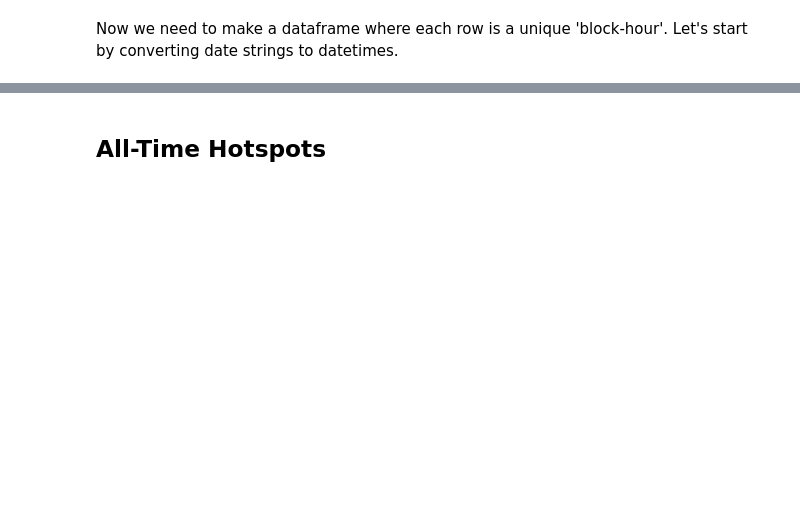
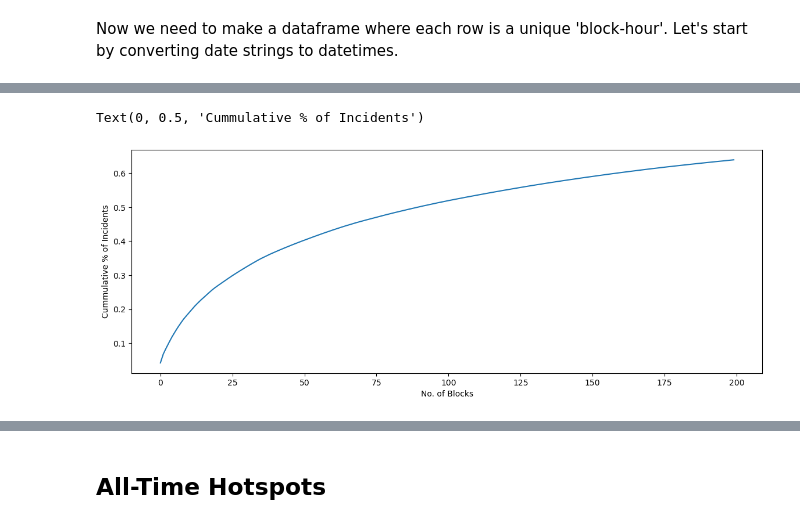
Before and after one commit to SamTheDataGuy/LHL-Final-Project, a Jupyter notebook: Notebook 3 - Model Comparison.ipynb, the cells around one changed output, grey strips where cells are left out. Saved outputs shown, nothing was run; the diff lists cells and outputs as text; code cells hidden in the pictures; blank space fills up the shorter version.

```diff
--- a/Notebook 3 - Model Comparison.ipynb
+++ b/Notebook 3 - Model Comparison.ipynb
@@ -208,0 +196,8 @@ df[df['date'].dt.date==date(2022,10,5)]
+# %%
+plt.figure(figsize=(14,5))
+plt.plot(df_address_geo.head(200).index,df_address_geo.head(200)['incidentCummSum'])
+plt.xlabel('No. of Blocks')
+plt.ylabel('Cummulative % of Incidents')
+# %% [output]
+Text(0, 0.5, 'Cummulative % of Incidents')
+[figure, added]
```
Also changed, not shown: parts of 41 cells of this notebook, 1 other file.
